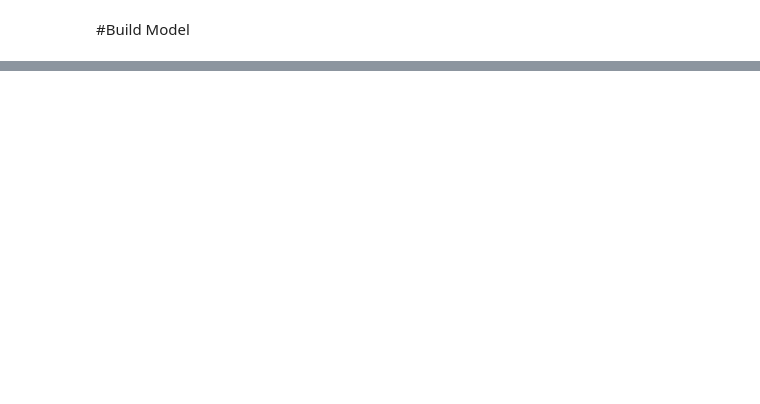
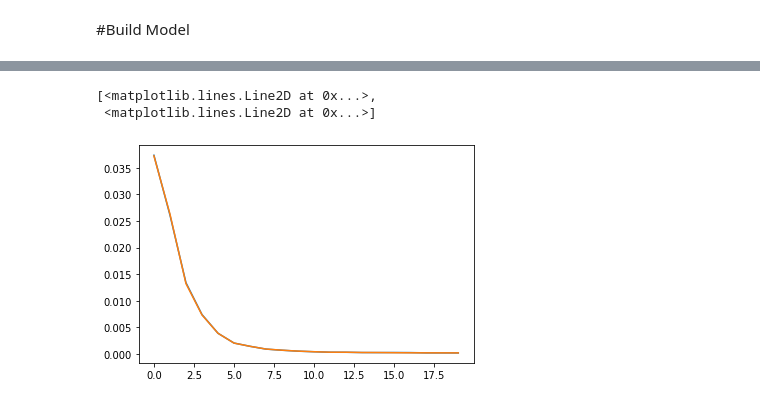
Before and after one commit to mustopahasan/MLCC-FakeJobPredictionPost, a Jupyter notebook: MLCC_JobPostingWithEDA.ipynb, the cells around one changed output, grey strips where cells are left out. Saved outputs shown, nothing was run; the diff lists cells and outputs as text; code cells hidden in the pictures; blank space fills up the shorter version.

```diff
--- a/MLCC_JobPostingWithEDA.ipynb
+++ b/MLCC_JobPostingWithEDA.ipynb
@@ -322,0 +393,37 @@ NameError: ignored
+# %%
+def create_model3(learning_rate, feature_layer):
+  model = tf.keras.models.Sequential()
+  model.add(feature_layer)
+  model.add(tf.keras.layers.Dense(units=20,
+                                  activation='relu',
+                                  name='Hidden1'))
+
+  model.add(tf.keras.layers.Dense(units=12,
+                                  activation='relu',
+                                  name='Hidden2'))
+
+  model.add(tf.keras.layers.Dense(units=10,
+                                  activation='relu',
+                                  name='Hidden3'))
+  model.add(tf.keras.layers.Dense(units=6,
+                                  activation='relu',
+                                  name='Hidden4'))
+
+  model.add(tf.keras.layers.Dense(units=1,
+                                  name='Output'))
+
+  model.compile(optimizer=tf.keras.optimizers.Adam(lr=learning_rate),
+                loss="mean_squared_error",
+                metrics=['accuracy'])
+
+  return model
+# %%
+learning_rate = 0.01
+epochs = 20
+batch_size = 1000
+label_name = "fraudulent"
+
+model3 = create_model3(learning_rate, feature_layer)
+
+epochs3, accuracy = train_model(model3, train, epochs,
+                          label_name, batch_size)
@@ -322,0 +448,6 @@ NameError: ignored
+# %%
+plt.plot(epochs3,mse)
+# %% [output]
+[<matplotlib.lines.Line2D at 0x...>,
+ <matplotlib.lines.Line2D at 0x...>]
+[figure, added]
```
Also changed, not shown: parts of 22 cells of this notebook.
